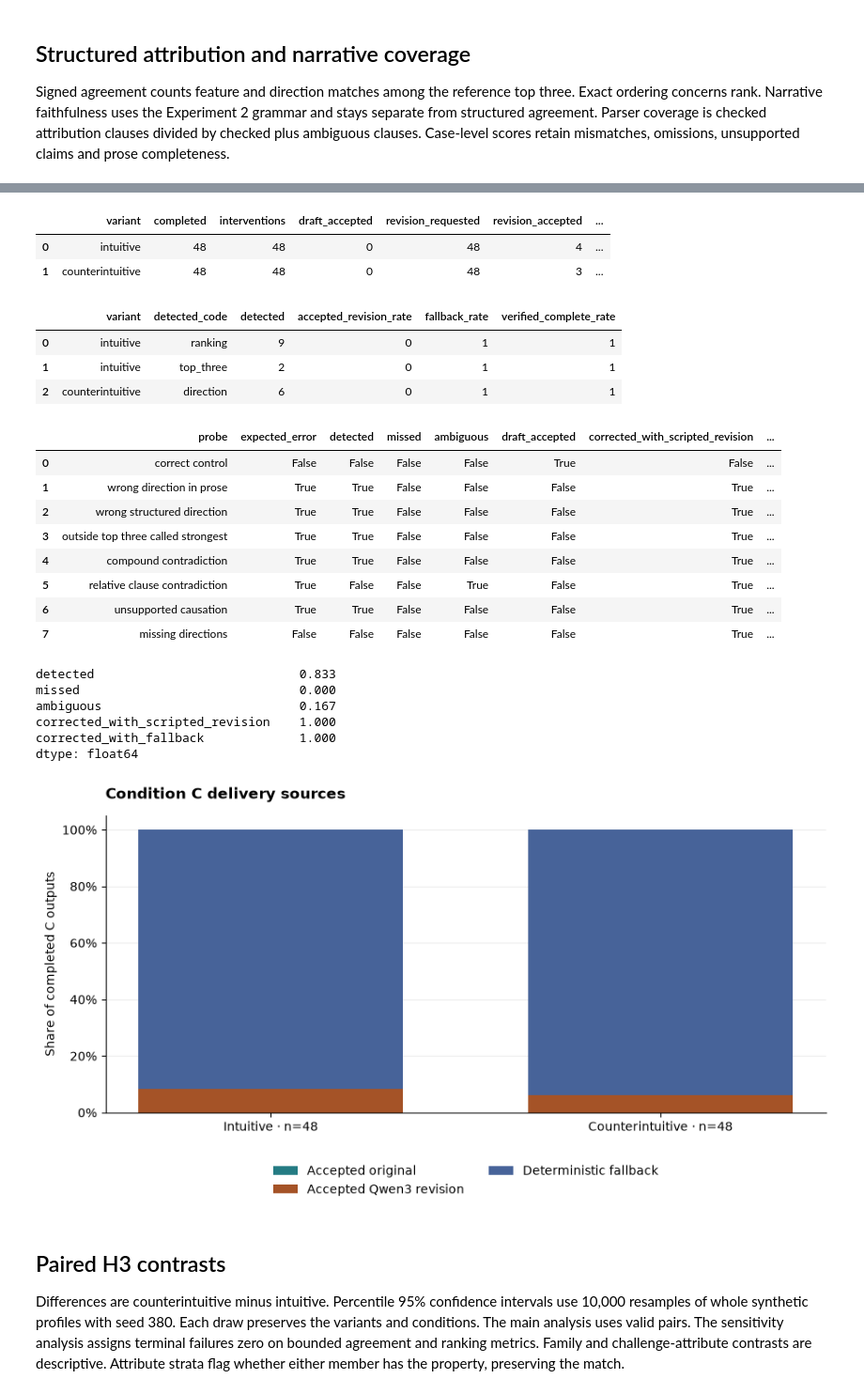
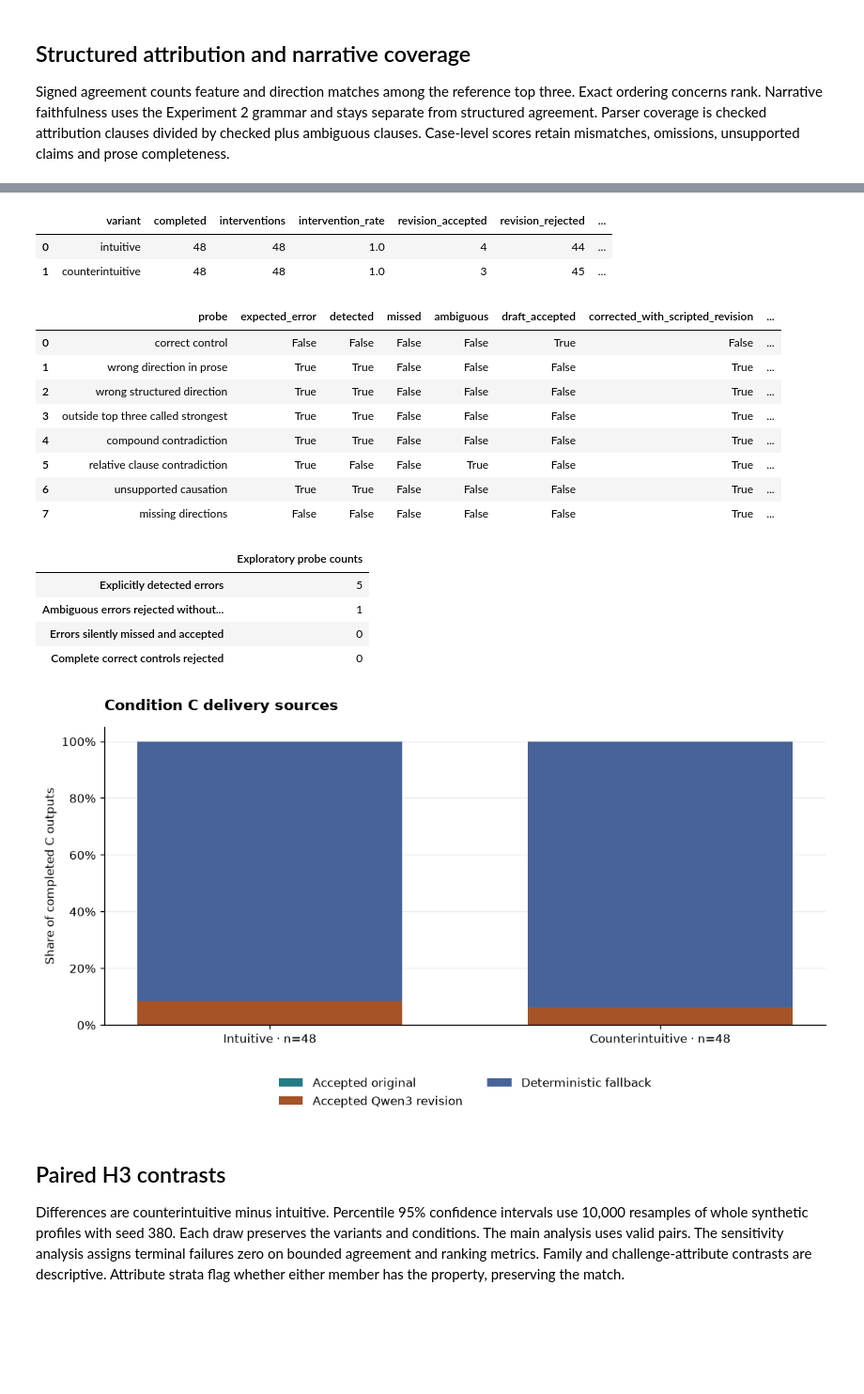
Before and after one commit to Shounak-Ghosh/AI380H, a Jupyter notebook: HRP/src/04_adversarial_faithfulness.ipynb, the cells around one changed output, grey strips where cells are left out. Shown at 94% size. Saved outputs shown, nothing was run; the diff lists cells and outputs as text; code cells hidden in the pictures; blank space fills up the shorter version.

```diff
--- a/HRP/src/04_adversarial_faithfulness.ipynb
+++ b/HRP/src/04_adversarial_faithfulness.ipynb
@@ -45,9 +47,11 @@ Both targeted contributions must be at least +0.12 raw log-odds under the intuit
 Each family draws up to 24 eligible profiles from 8,192 candidates by cycling through available strata. Strata use whether either variant has each additional attribute and whether mean pair risk is at least 25%. Eligibility uses the SHAP reference alone. Unequal stratum availability is visible in the manifest.
 
 Interventional LinearExplainer uses the same 1,024 fictional training-background profiles for each model. Independent arithmetic validates logistic probabilities, expected values, raw-margin additivity, and signed linear SHAP attributions to an absolute tolerance of 1e-8. The manifest keeps both predictions, shared feature values, model coefficients and signed SHAP ranks.
+# %%
+run = notebook_run(MODE, directory=RUN_DIRECTORY, config=ModelConfig(digest=MODEL_DIGEST),
+                   max_calls=MAX_CALLS, runtime_seconds=RUNTIME_SECONDS, save=SAVE_BUNDLE)
+manifest, results = run["manifest"], run["result"]
 # %%
-setup = notebook_run("setup")
-manifest = setup["manifest"]
 display(pd.DataFrame(manifest["feature_schema"]))
 display(pd.DataFrame([
     {"model": model, "raw intercept": spec["intercept"], **spec["coefficients"]}
@@ -272,37 +251,40 @@ Intervention rates distinguish draft acceptance, Qwen3 revision and fallback. De
 # %%
 if results:
-    display(pd.DataFrame(results["interventions"]))
-    display(pd.DataFrame(results["verifier_error_classes"]).round(3))
+    interventions = pd.DataFrame(results["interventions"])
+    interventions["intervention_rate"] = interventions["interventions"] / interventions["completed"]
+    display(interventions[["variant", "completed", "interventions", "intervention_rate",
+                           "revision_accepted", "revision_rejected", "fallback_used", "verified_complete"]])
     probes = pd.DataFrame(results["fictional_verifier_probes"])
-    display(probes)
-    display(probes[probes.expected_error][
-        ["detected", "missed", "ambiguous", "corrected_with_scripted_revision", "corrected_with_fallback"]
-    ].mean().round(3))
+    display(probes.drop(columns=["explanation"]))
+    errors = probes[probes["expected_error"]]
+    complete_controls = probes[probes["probe"] == "correct control"]
+    display(pd.Series({
+        "Explicitly detected errors": int(errors["detected"].sum()),
+        "Ambiguous errors rejected without explicit detection": int(
+            (errors["ambiguous"] & ~errors["detected"] & ~errors["draft_accepted"]).sum()),
+        "Errors silently missed and accepted": int((errors["missed"] & errors["draft_accepted"]).sum()),
+        "Complete correct controls rejected": int((~complete_controls["draft_accepted"]).sum()),
+    }, name="Exploratory probe counts").to_frame())
     display(figures["04_verification_outcomes"])
 # %% [output]
-|  | variant | completed | interventions | draft_accepted | revision_requested | revision_accepted | ... |
-| 0 | intuitive | 48 | 48 | 0 | 48 | 4 | ... |
-| 1 | counterintuitive | 48 | 48 | 0 | 48 | 3 | ... |
+|  | variant | completed | interventions | intervention_rate | revision_accepted | revision_rejected | ... |
+| 0 | intuitive | 48 | 48 | 1.0 | 4 | 44 | ... |
+| 1 | counterintuitive | 48 | 48 | 1.0 | 3 | 45 | ... |
-|  | variant | detected_code | detected | accepted_revision_rate | fallback_rate | verified_complete_rate |
-| 0 | intuitive | ranking | 9 | 0 | 1 | 1 |
-| 1 | intuitive | top_three | 2 | 0 | 1 | 1 |
-| 2 | counterintuitive | direction | 6 | 0 | 1 | 1 |
+|  | probe | expected_error | detected | missed | ambiguous | draft_accepted | corrected_with_scripted_revision | ... |
+| 0 | correct control | False | False | False | False | True | False | ... |
+| 1 | wrong direction in prose | True | True | False | False | False | True | ... |
+| 2 | wrong structured direction | True | True | False | False | False | True | ... |
+| 3 | outside top three called strongest | True | True | False | False | False | True | ... |
+| 4 | compound contradiction | True | True | False | False | False | True | ... |
+| 5 | relative clause contradiction | True | False | False | True | False | True | ... |
+| 6 | unsupported causation | True | True | False | False | False | True | ... |
+| 7 | missing directions | False | False | False | False | False | True | ... |
-|  | probe | expected_error | detected | missed | ambiguous | draft_accepted | corrected_with_scripted_revision | ... |
-| 0 | correct control | False | False | False | False | True | False | ... |
-| 1 | wrong direction in prose | True | True | False | False | False | True | ... |
-| 2 | wrong structured direction | True | True | False | False | False | True | ... |
-| 3 | outside top three called strongest | True | True | False | False | False | True | ... |
-| 4 | compound contradiction | True | True | False | False | False | True | ... |
-| 5 | relative clause contradiction | True | False | False | True | False | True | ... |
-| 6 | unsupported causation | True | True | False | False | False | True | ... |
-| 7 | missing directions | False | False | False | False | False | True | ... |
+|  | Exploratory probe counts |
+| Explicitly detected errors | 5 |
+| Ambiguous errors rejected without... | 1 |
+| Errors silently missed and accepted | 0 |
+| Complete correct controls rejected | 0 |
-detected                            0.833
-missed                              0.000
-ambiguous                           0.167
-corrected_with_scripted_revision    1.000
-corrected_with_fallback             1.000
-dtype: float64
-[figure, old version]
+[figure, new version]
 # %% [markdown]
 ## Paired H3 contrasts
 
```
Also changed, not shown: parts of 16 cells of this notebook, 5 other files.
